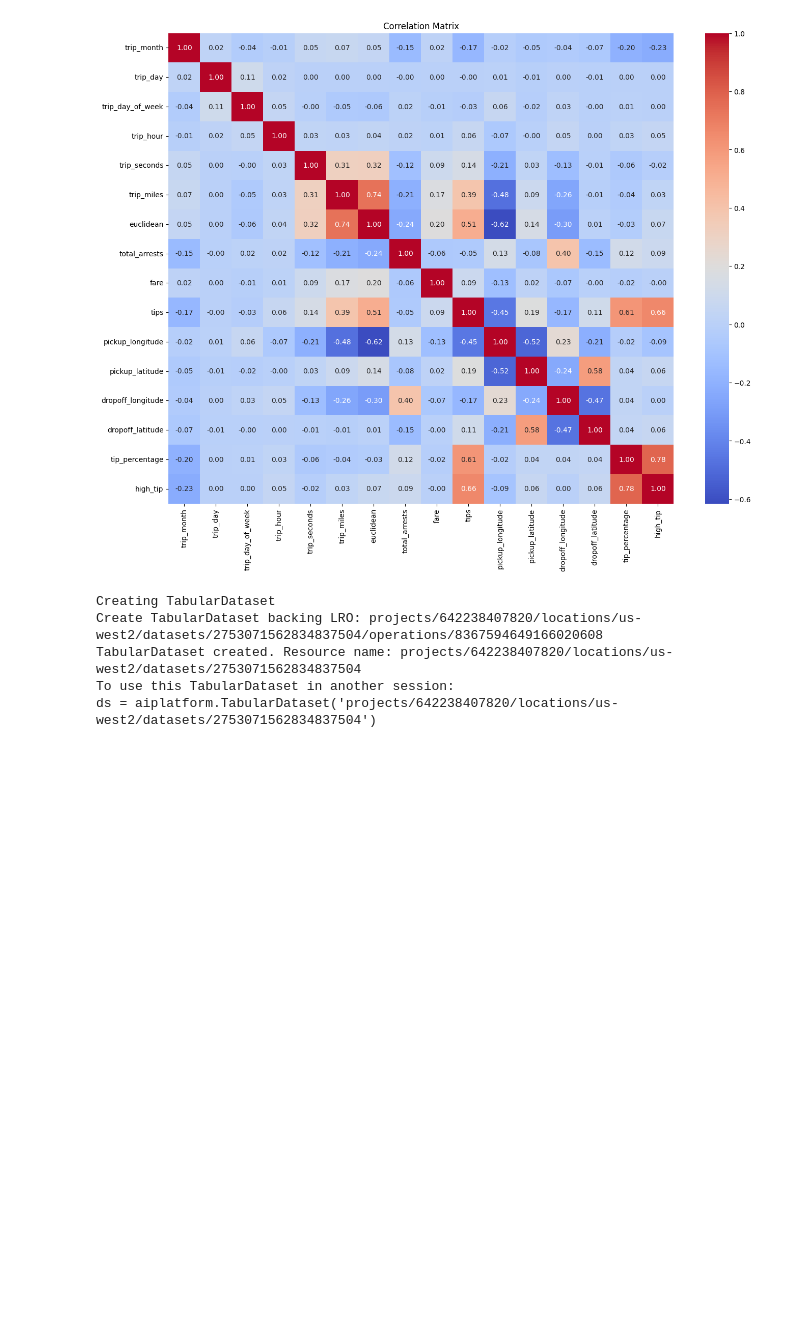
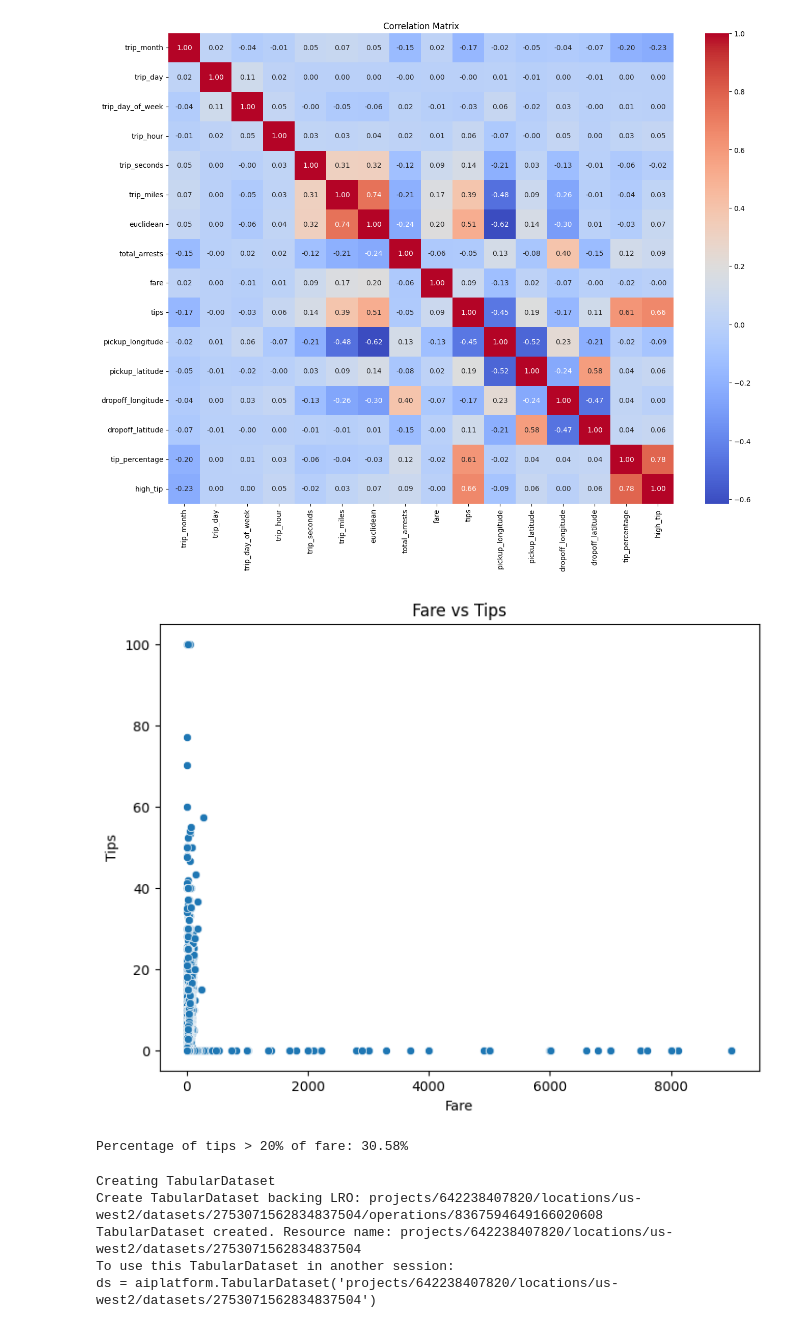
Before and after one commit to GCP-ML-specialisation/gcp-ml-specialisation-demo1, a Jupyter notebook: dataset-management.ipynb, the cells around one changed output. Saved outputs shown, nothing was run; the diff lists cells and outputs as text; code cells hidden in the pictures; blank space fills up the shorter version.

```diff
--- a/dataset-management.ipynb
+++ b/dataset-management.ipynb
@@ -199,8 +199,6 @@ plt.title('Distribution of High Tip (>20%) Cases')
 plt.show()
 # %% [output]
 [figure]
-# %%
-df = sample_data.copy()
 # %%
 # Avoid taking log of zero or negative values by adding a small constant
 df['log_fare'] = np.log1p(df['fare'])
@@ -284,6 +282,25 @@ plt.title('Correlation Matrix')
 plt.show()
 # %% [output]
 [figure]
+# %%
+_LABEL_KEY = 'tips'
+_FARE_KEY = 'fare'
+
+plt.figure(figsize=(8, 6))
+sns.scatterplot(x=df[_FARE_KEY], y=df[_LABEL_KEY])
+plt.title(f'Fare vs Tips')
+plt.xlabel('Fare')
+plt.ylabel('Tips')
+plt.show()
+
+# Check percentage of tips > 20% of fare
+df['tip_percentage'] = (df[_LABEL_KEY] / df[_FARE_KEY]) * 100
+high_tippers = df[df['tip_percentage'] > 20]
+
+print(f"Percentage of tips > 20% of fare: {len(high_tippers) / len(df) * 100:.2f}%")
+# %% [output]
+[figure, added]
+Percentage of tips > 20% of fare: 30.58%
 # %%
 vertex_ai.init(
     project=PROJECT,
```
Also changed, not shown: parts of 2 cells of this notebook, 1 other file.
